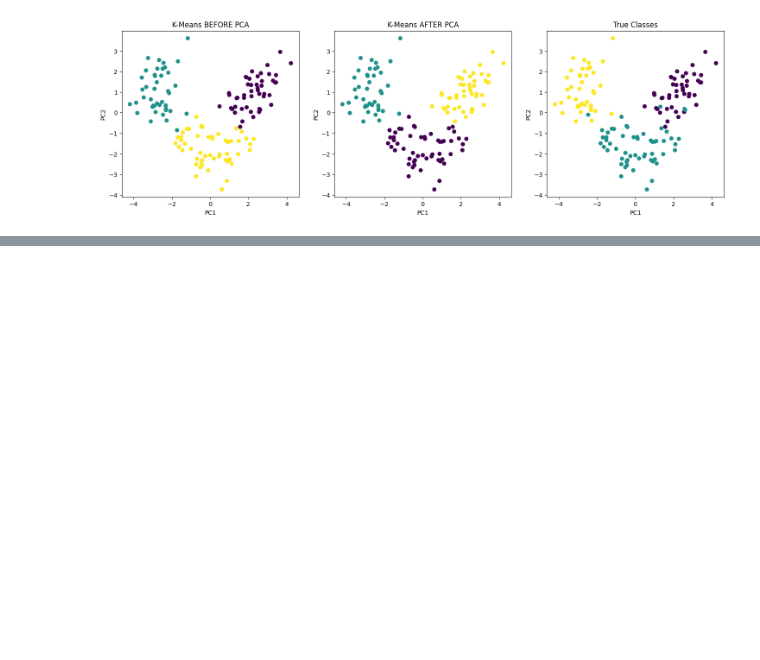
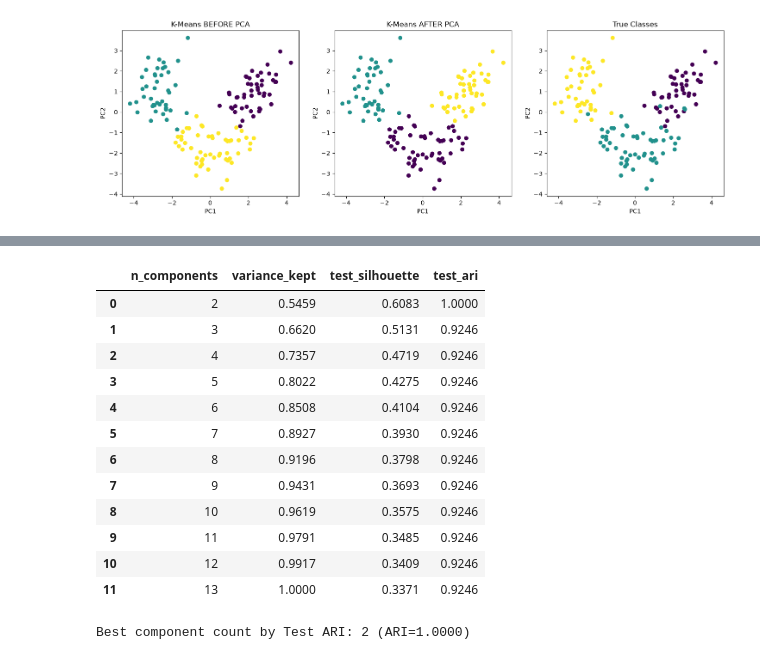
Before and after one commit to JanaAlzobidi/Machine-Learning-Projects, a Jupyter notebook: Unit-5-Unsupervised-Learning/Clustering-Before-and-After-PCA/Evaluating_Clustering_Before_and_After_PCA.ipynb, the cells around one changed output, grey strips where cells are left out. Drawn from its saved outputs; the diff is of its cells as text; code cells hidden in the pictures; blank space fills up the shorter version.

```diff
--- a/Unit-5-Unsupervised-Learning/Clustering-Before-and-After-PCA/Evaluating_Clustering_Before_and_After_PCA.ipynb
+++ b/Unit-5-Unsupervised-Learning/Clustering-Before-and-After-PCA/Evaluating_Clustering_Before_and_After_PCA.ipynb
@@ -142,0 +187,39 @@ plt.show()
+# %%
+component_results = []
+component_range = range(2, X_train_scaled.shape[1] + 1)
+
+for n_components in component_range:
+    pca_candidate = PCA(n_components=n_components, random_state=42)
+    X_train_candidate = pca_candidate.fit_transform(X_train_scaled)
+    X_test_candidate = pca_candidate.transform(X_test_scaled)
+    kmeans_candidate = KMeans(n_clusters=3, random_state=42, n_init=10)
+    train_candidate_labels = kmeans_candidate.fit_predict(X_train_candidate)
+    test_candidate_labels = kmeans_candidate.predict(X_test_candidate)
+    component_results.append({
+        'n_components': n_components,
+        'variance_kept': pca_candidate.explained_variance_ratio_.sum(),
+        'test_silhouette': silhouette_score(X_test_candidate, test_candidate_labels),
+        'test_ari': adjusted_rand_score(y_test, test_candidate_labels)
+    })
+
+component_results = pd.DataFrame(component_results)
+display(component_results.round(4))
+
+best_components = int(component_results.loc[component_results['test_ari'].idxmax(), 'n_components'])
+best_test_ari = component_results['test_ari'].max()
+print(f'Best component count by Test ARI: {best_components} (ARI={best_test_ari:.4f})')
+# %% [output]
+|  | n_components | variance_kept | test_silhouette | test_ari |
+| 0 | 2 | 0.5459 | 0.6083 | 1.0000 |
+| 1 | 3 | 0.6620 | 0.5131 | 0.9246 |
+| 2 | 4 | 0.7357 | 0.4719 | 0.9246 |
+| 3 | 5 | 0.8022 | 0.4275 | 0.9246 |
+| 4 | 6 | 0.8508 | 0.4104 | 0.9246 |
+| 5 | 7 | 0.8927 | 0.3930 | 0.9246 |
+| 6 | 8 | 0.9196 | 0.3798 | 0.9246 |
+| 7 | 9 | 0.9431 | 0.3693 | 0.9246 |
+| 8 | 10 | 0.9619 | 0.3575 | 0.9246 |
+| 9 | 11 | 0.9791 | 0.3485 | 0.9246 |
+| 10 | 12 | 0.9917 | 0.3409 | 0.9246 |
+| 11 | 13 | 1.0000 | 0.3371 | 0.9246 |
+Best component count by Test ARI: 2 (ARI=1.0000)
```
Also changed, not shown: parts of 6 cells of this notebook.
